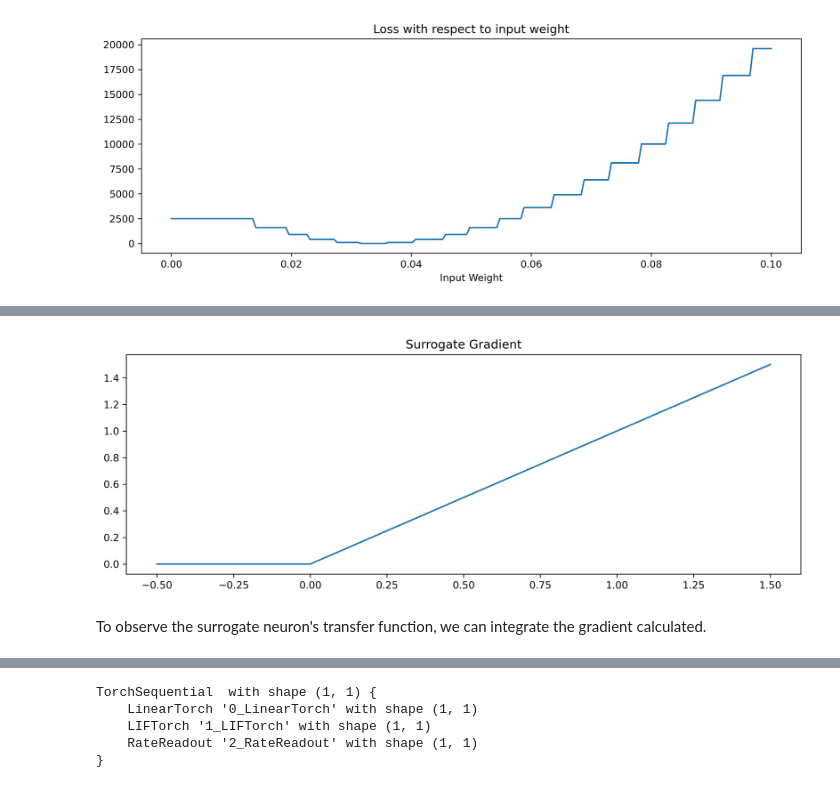
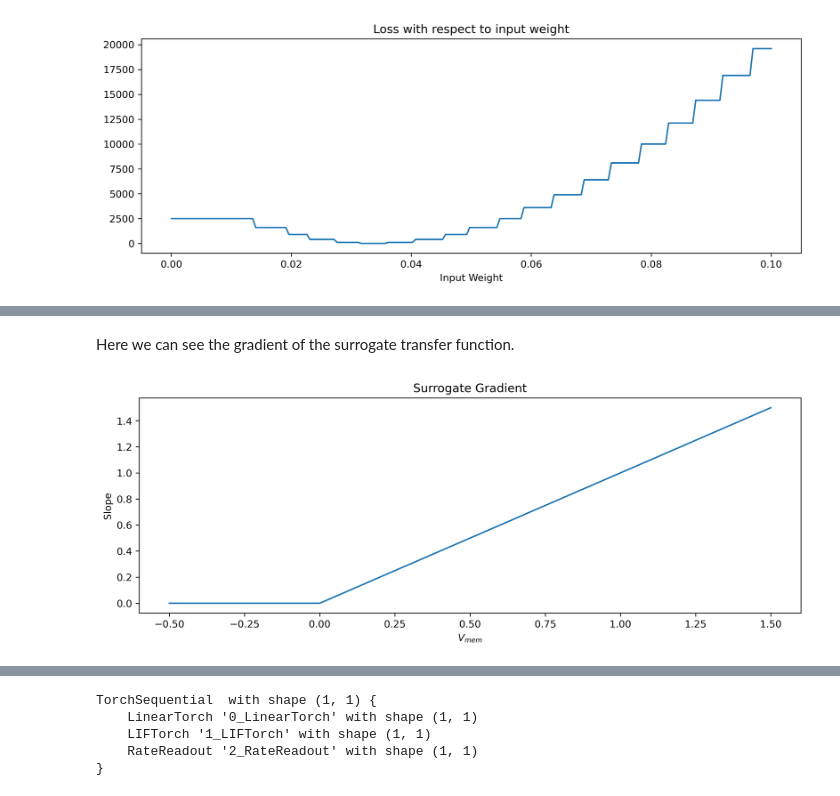
Before and after one commit to synsense/snn-workshop-amld-2022, a Jupyter notebook: 3. Training SNNs from scracth/training_snn_rate.ipynb, the cells around one changed output, grey strips where cells are left out. Cells and saved outputs as stored; diff of their text form; code cells hidden in the pictures.

```diff
--- a/3. Training SNNs from scracth/training_snn_rate.ipynb
+++ b/3. Training SNNs from scracth/training_snn_rate.ipynb
@@ -343,8 +339,10 @@ y.backward(x)
+# %% [markdown]
+Here we can see the gradient of the surrogate transfer function.
 # %%
 plt.figure()
 plt.plot(x.detach(), x.grad.detach())
 plt.title("Surrogate Gradient");
+plt.xlabel("$V_{mem}$")
+plt.ylabel("Slope");
 # %% [output]
-[figure, old version]
+[figure, new version]
-# %% [markdown]
-To observe the surrogate neuron's transfer function, we can integrate the gradient calculated.
```
Also changed, not shown: parts of 29 cells of this notebook.
